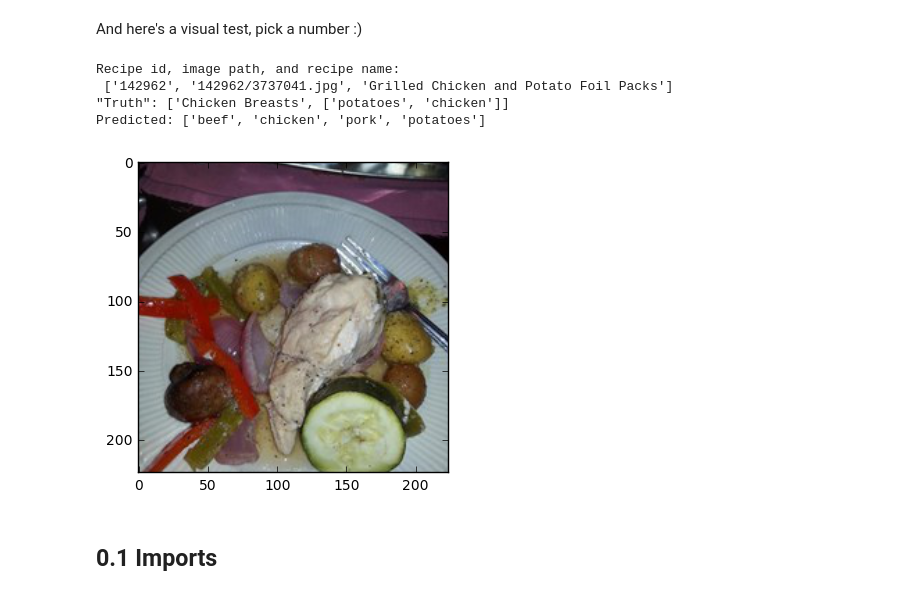
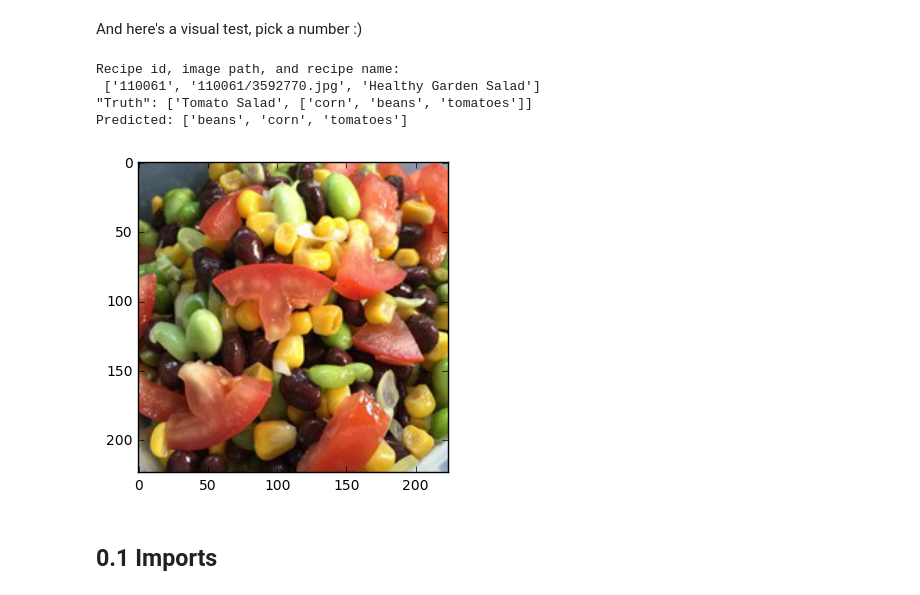
Before and after one commit to AndreaMassari/deep_ingredient_recognition, a Jupyter notebook: Main_Script.ipynb, the cells around one changed output. Drawn from its saved outputs; the diff is of its cells as text; code cells hidden in the pictures.

```diff
--- a/Main_Script.ipynb
+++ b/Main_Script.ipynb
@@ -59,13 +59,13 @@ As of now the performance is around F1=0.25, which is not very satisfactory. (Th
 # %% [markdown]
 And here's a visual test, pick a number :)
 # %%
-visualtest(316,predDred,tunered)
+visualtest(394,predDred,tunered)
 # %% [output]
 Recipe id, image path, and recipe name:
- ['142962', '142962/3737041.jpg', 'Grilled Chicken and Potato Foil Packs']
-"Truth": ['Chicken Breasts', ['potatoes', 'chicken']]
-Predicted: ['beef', 'chicken', 'pork', 'potatoes']
+ ['110061', '110061/3592770.jpg', 'Healthy Garden Salad']
+"Truth": ['Tomato Salad', ['corn', 'beans', 'tomatoes']]
+Predicted: ['beans', 'corn', 'tomatoes']
-[figure, old version]
+[figure, new version]
 # %% [markdown]
 ## 0.1 Imports
 # %%
```
Also changed, not shown: parts of 38 cells of this notebook.
